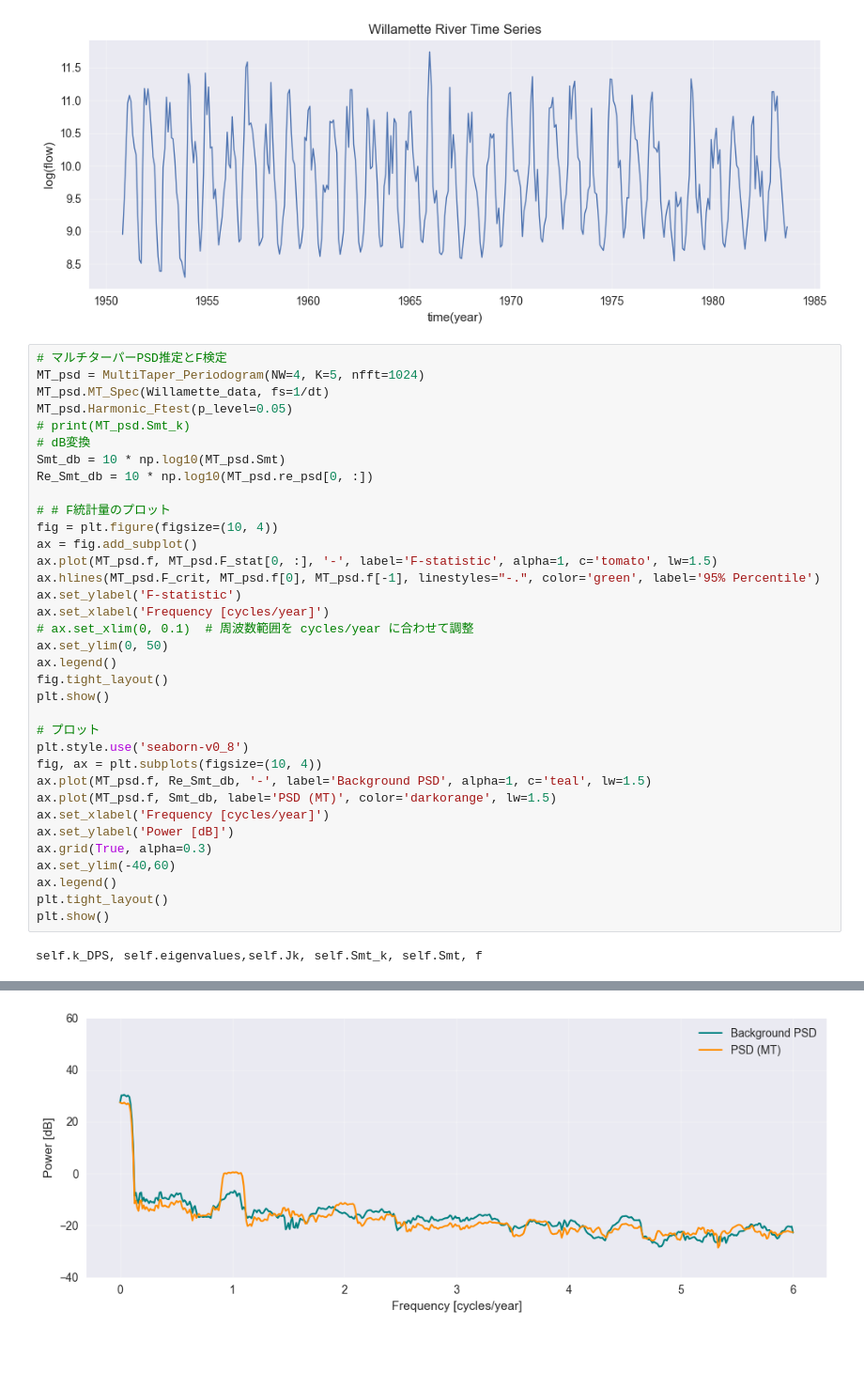
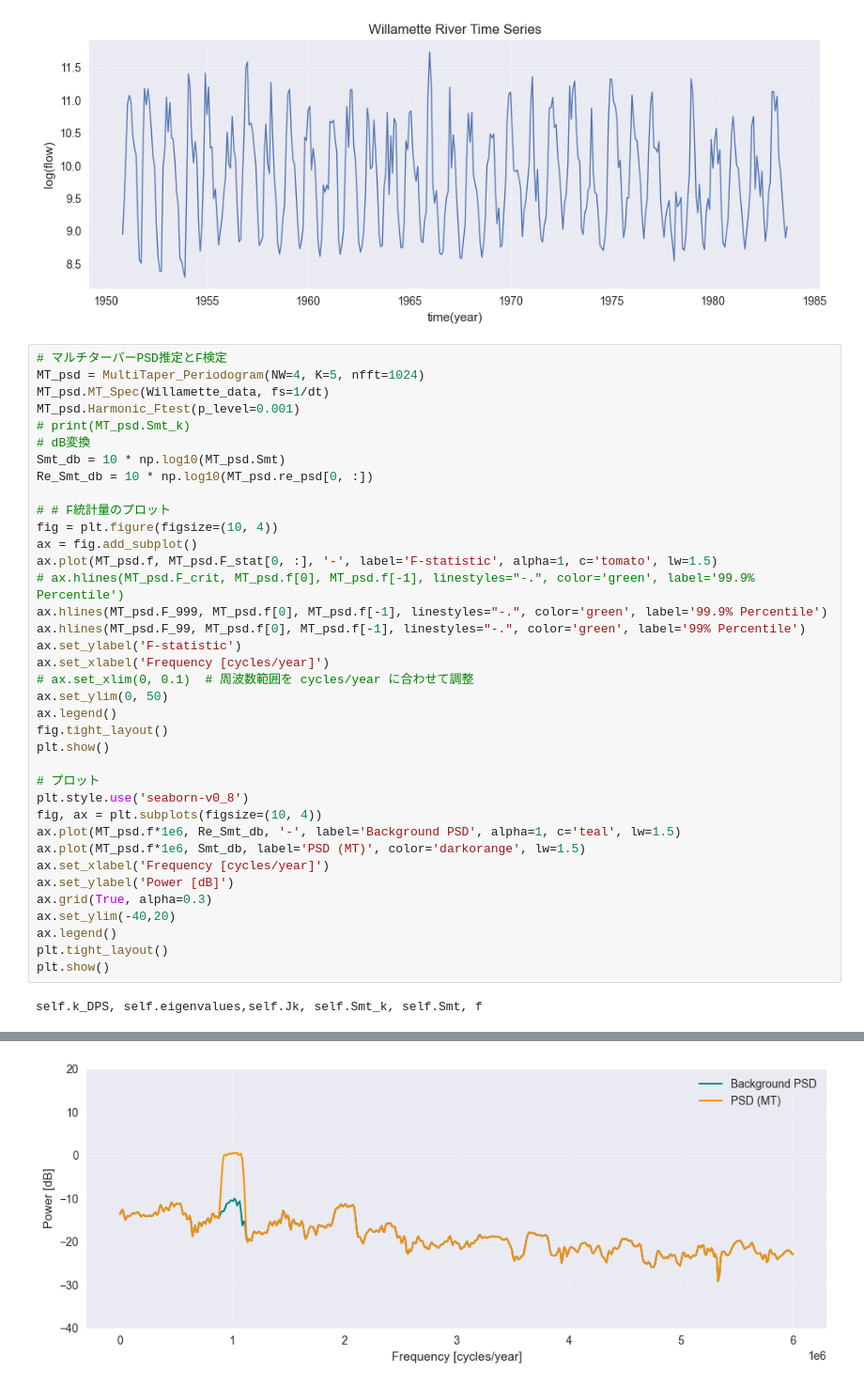
Before and after one commit to Chamusuke/Multitaper_harmonic_Ftest, a Jupyter notebook: example/example.ipynb, the cells around one changed output, grey strips where cells are left out. Shown at 94% size. Drawn from its saved outputs; the diff is of its cells as text; blank space fills up the shorter version.

```diff
--- a/example/example.ipynb
+++ b/example/example.ipynb
@@ -110,7 +110,7 @@ plt.show()
 # マルチターパーPSD推定とF検定
 MT_psd = MultiTaper_Periodogram(NW=4, K=5, nfft=1024)
 MT_psd.MT_Spec(Willamette_data, fs=1/dt)
-MT_psd.Harmonic_Ftest(p_level=0.05)
+MT_psd.Harmonic_Ftest(p_level=0.001)
 # print(MT_psd.Smt_k)
 # dB変換
 Smt_db = 10 * np.log10(MT_psd.Smt)
@@ -120,7 +120,9 @@ Re_Smt_db = 10 * np.log10(MT_psd.re_psd[0, :])
 fig = plt.figure(figsize=(10, 4))
 ax = fig.add_subplot()
 ax.plot(MT_psd.f, MT_psd.F_stat[0, :], '-', label='F-statistic', alpha=1, c='tomato', lw=1.5)
-ax.hlines(MT_psd.F_crit, MT_psd.f[0], MT_psd.f[-1], linestyles="-.", color='green', label='95% Percentile')
+# ax.hlines(MT_psd.F_crit, MT_psd.f[0], MT_psd.f[-1], linestyles="-.", color='green', label='99.9% Percentile')
+ax.hlines(MT_psd.F_999, MT_psd.f[0], MT_psd.f[-1], linestyles="-.", color='green', label='99.9% Percentile')
+ax.hlines(MT_psd.F_99, MT_psd.f[0], MT_psd.f[-1], linestyles="-.", color='green', label='99% Percentile')
 ax.set_ylabel('F-statistic')
 ax.set_xlabel('Frequency [cycles/year]')
 # ax.set_xlim(0, 0.1)  # 周波数範囲を cycles/year に合わせて調整
@@ -132,12 +134,12 @@ plt.show()
 # プロット
 plt.style.use('seaborn-v0_8')
 fig, ax = plt.subplots(figsize=(10, 4))
-ax.plot(MT_psd.f, Re_Smt_db, '-', label='Background PSD', alpha=1, c='teal', lw=1.5)
-ax.plot(MT_psd.f, Smt_db, label='PSD (MT)', color='darkorange', lw=1.5)
+ax.plot(MT_psd.f*1e6, Re_Smt_db, '-', label='Background PSD', alpha=1, c='teal', lw=1.5)
+ax.plot(MT_psd.f*1e6, Smt_db, label='PSD (MT)', color='darkorange', lw=1.5)
 ax.set_xlabel('Frequency [cycles/year]')
 ax.set_ylabel('Power [dB]')
 ax.grid(True, alpha=0.3)
-ax.set_ylim(-40,60)
+ax.set_ylim(-40,20)
 ax.legend()
 plt.tight_layout()
 plt.show()
@@ -147,4 +149,4 @@ self.k_DPS, self.eigenvalues,self.Jk, self.Smt_k, self.Smt, f
-[figure, old version]
+[figure, new version]
 # %%
 
 # PSDと再構成スペクトルのプロット
```
Also changed, not shown: parts of 4 cells of this notebook, 1 other file.
